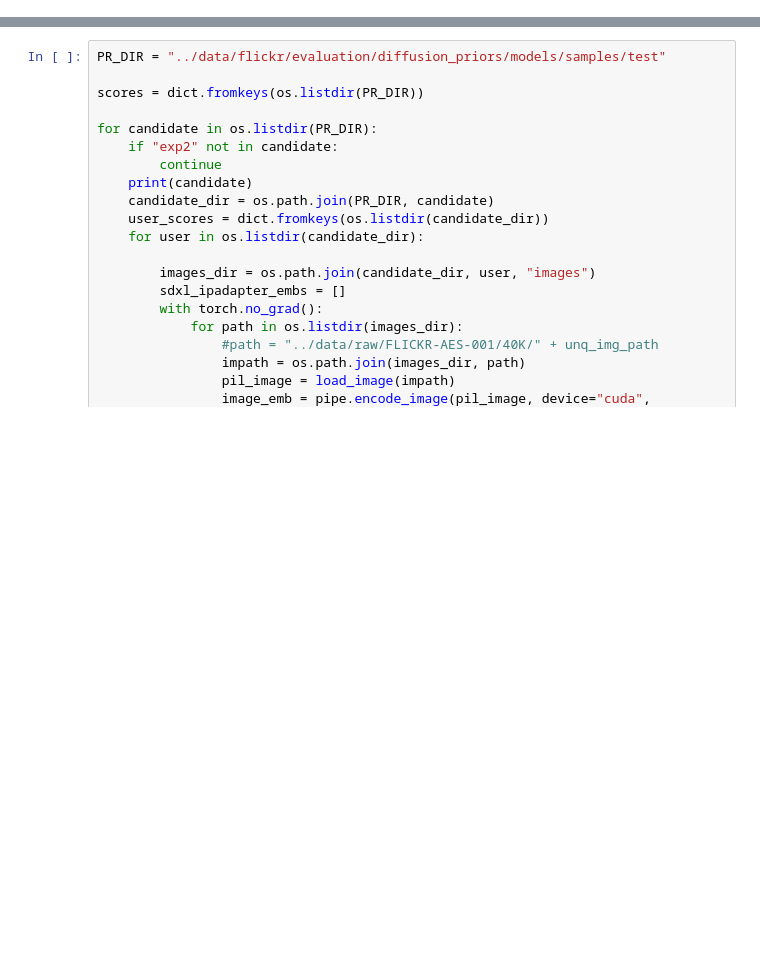
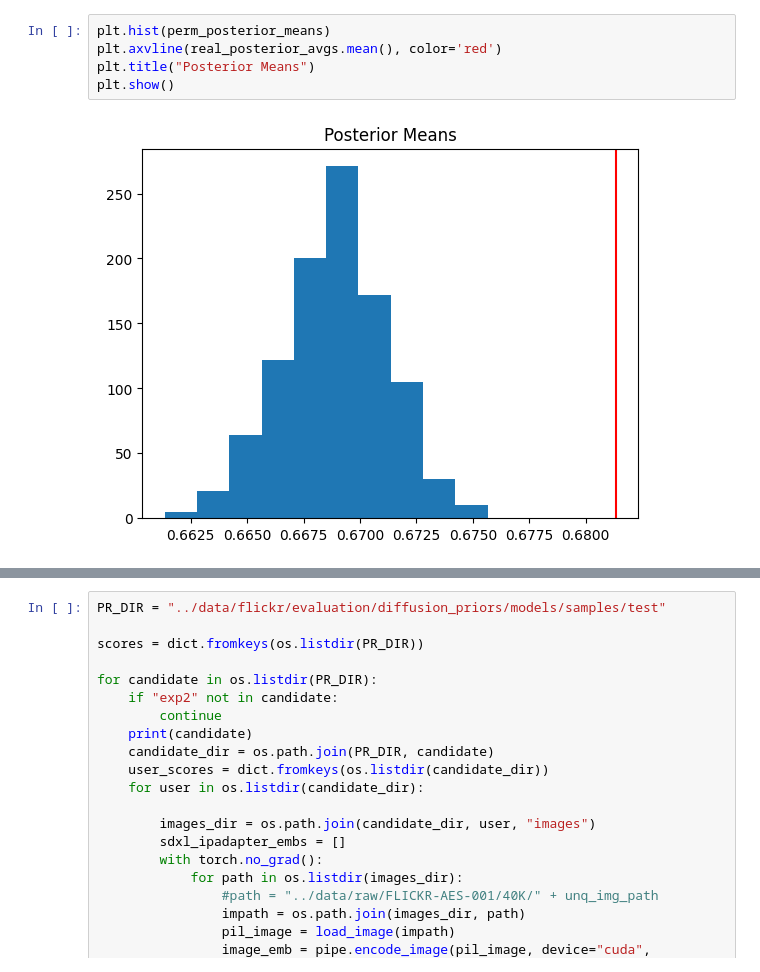
Before and after one commit to gapatron/REBECA, a Jupyter notebook: notebooks/classifier_test_scores.ipynb, the cells around one changed output, grey strips where cells are left out. Cells and saved outputs as stored; diff of their text form; blank space fills up the shorter version.

```diff
--- a/notebooks/classifier_test_scores.ipynb
+++ b/notebooks/classifier_test_scores.ipynb
@@ -54,0 +96,7 @@ C:\Users\Gabriel\.cache\huggingface\hub\models--stabilityai--stable-diffusion-xl
+# %%
+plt.hist(perm_posterior_means)
+plt.axvline(real_posterior_avgs.mean(), color='red')
+plt.title("Posterior Means")
+plt.show()
+# %% [output]
+[figure, added]
```
Also changed, not shown: parts of 21 cells of this notebook.
